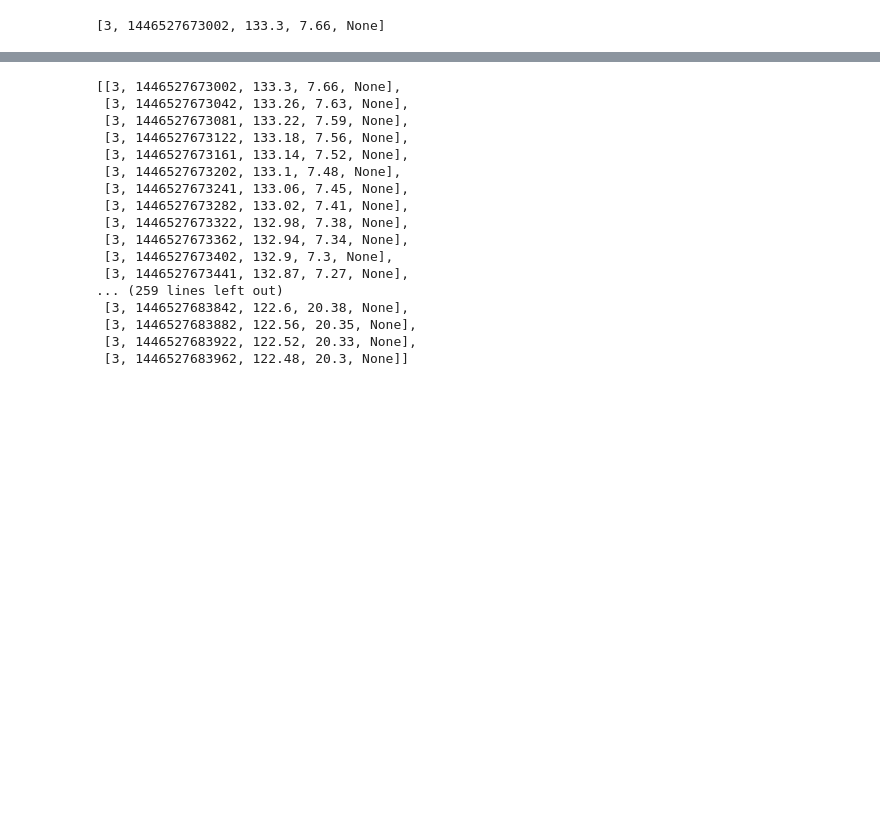
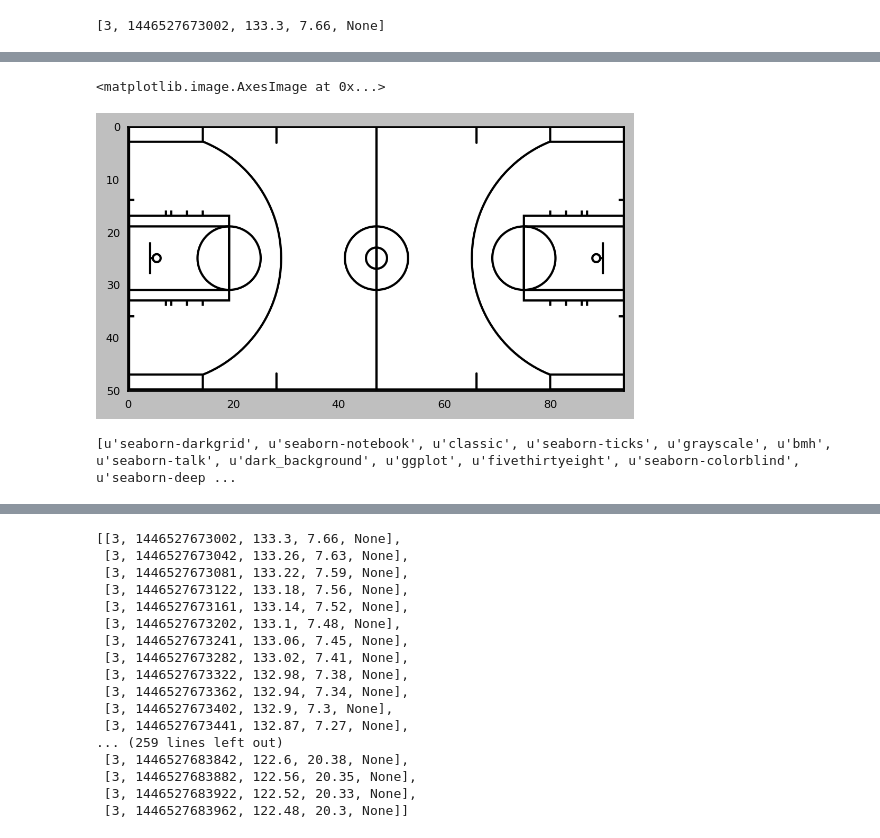
Before and after one commit to btq/nba_stats, a Jupyter notebook: NBA_player_movement_tracking.ipynb, the cells around one changed output, grey strips where cells are left out. Saved outputs shown, nothing was run; the diff lists cells and outputs as text; code cells hidden in the pictures; blank space fills up the shorter version.

```diff
--- a/NBA_player_movement_tracking.ipynb
+++ b/NBA_player_movement_tracking.ipynb
@@ -79,0 +175,11 @@ moments[0][0:5]
+# %%
+court[10][20]
+plt.style.use('grayscale')
+plt.imshow(court, extent=[0,94,50,0])
+# %% [output]
+<matplotlib.image.AxesImage at 0x...>
+[figure, added]
+# %%
+print(plt.style.available)
+# %% [output]
+[u'seaborn-darkgrid', u'seaborn-notebook', u'classic', u'seaborn-ticks', u'grayscale', u'bmh', u'seaborn-talk', u'dark_background', u'ggplot', u'fivethirtyeight', u'seaborn-colorblind', u'seaborn-deep ...
```
Also changed, not shown: parts of 15 cells of this notebook, 3 other files.
